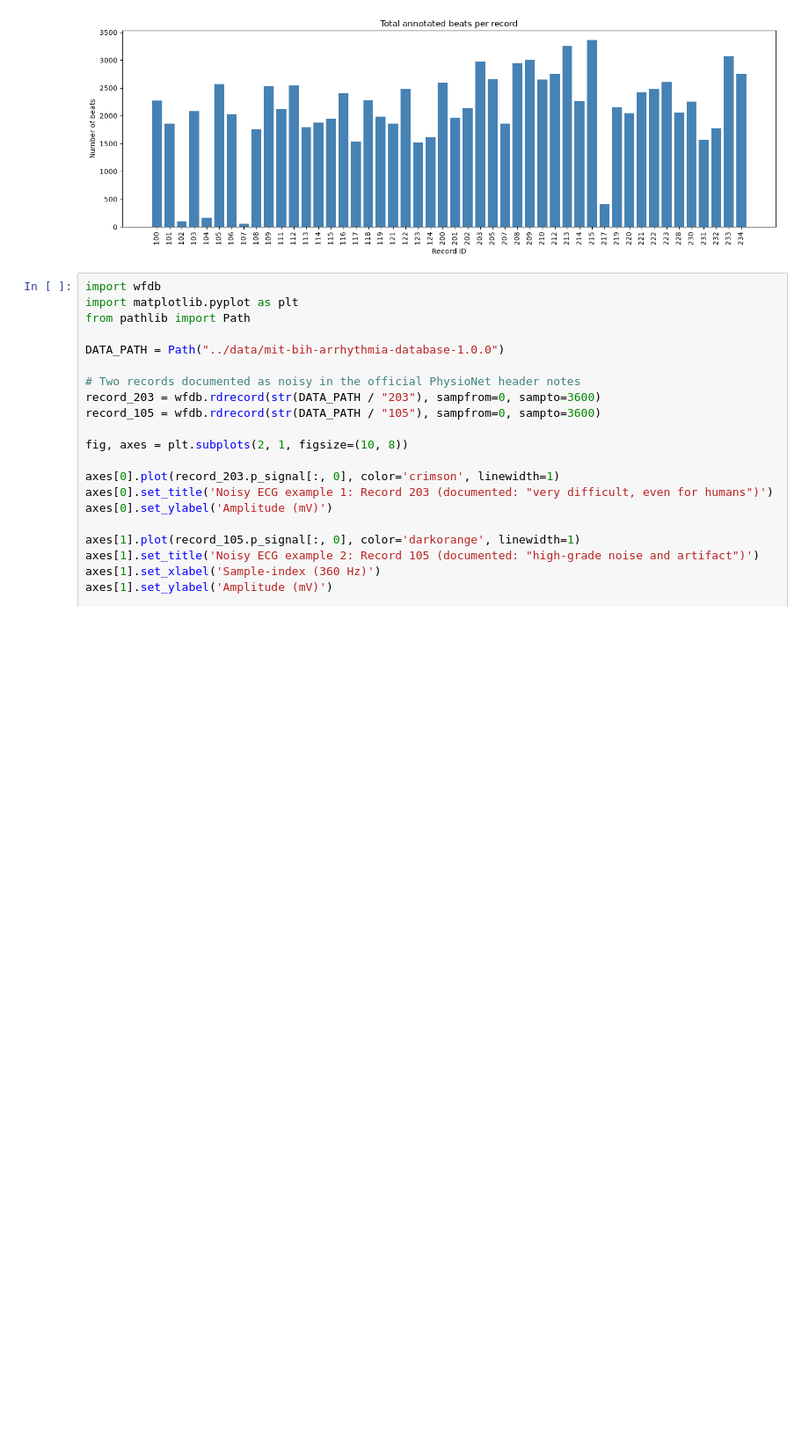
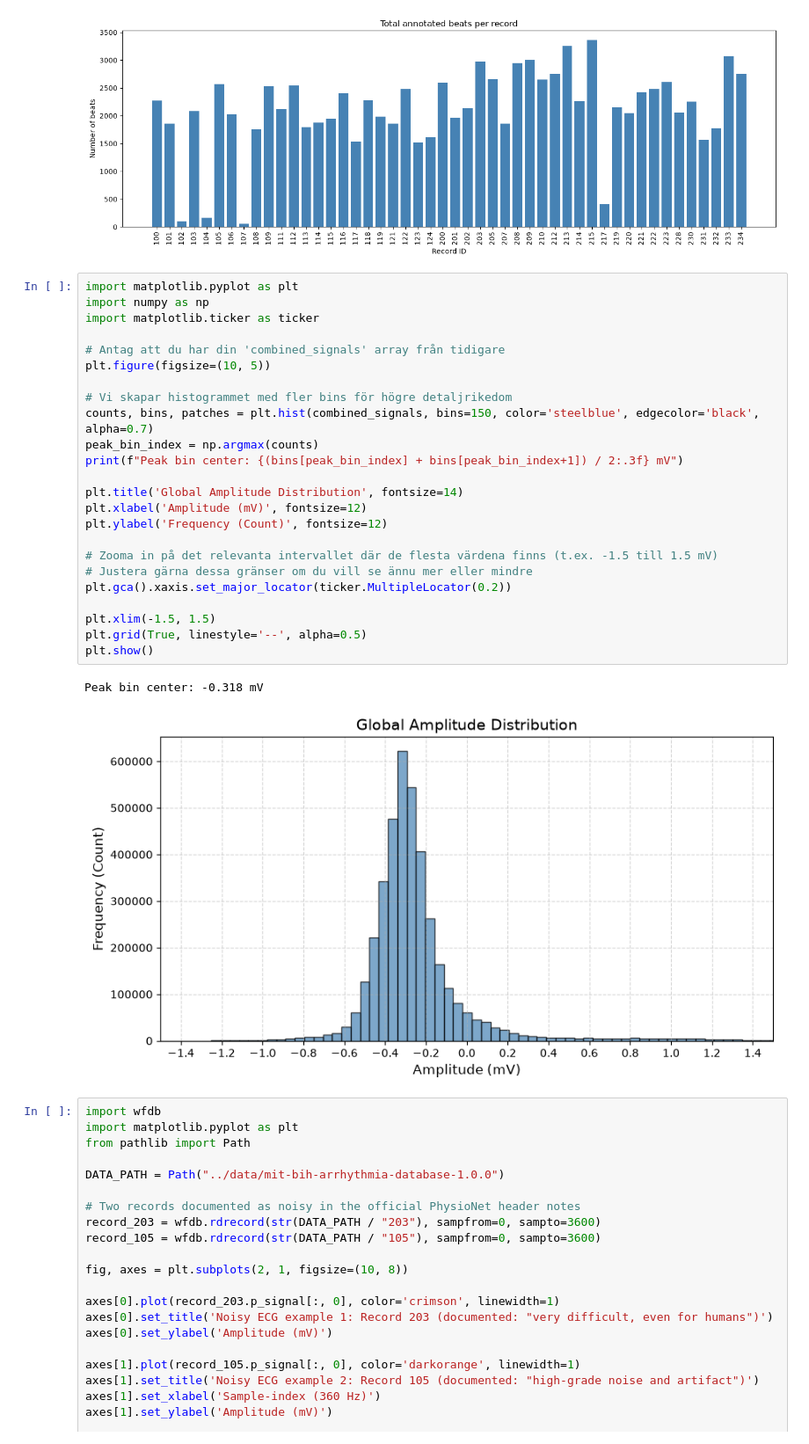
Before and after one commit to RasSved/Data-Mining-Project, a Jupyter notebook: notebooks/EDA.ipynb, the cells around one changed output. Shown at 88% size. Cells and saved outputs as stored; diff of their text form; blank space fills up the shorter version.

Commit message:
Created class amplitude distribution

```diff
--- a/notebooks/EDA.ipynb
+++ b/notebooks/EDA.ipynb
@@ -381,6 +381,33 @@ record    N    S   V   F  total
    233 2230    7 831  11   3079
    234 2700   50   3   0   2753
 [figure]
+# %%
+import matplotlib.pyplot as plt
+import numpy as np
+import matplotlib.ticker as ticker
+
+# Antag att du har din 'combined_signals' array från tidigare
+plt.figure(figsize=(10, 5))
+
+# Vi skapar histogrammet med fler bins för högre detaljrikedom
+counts, bins, patches = plt.hist(combined_signals, bins=150, color='steelblue', edgecolor='black', alpha=0.7)
+peak_bin_index = np.argmax(counts)
+print(f"Peak bin center: {(bins[peak_bin_index] + bins[peak_bin_index+1]) / 2:.3f} mV")
+
+plt.title('Global Amplitude Distribution', fontsize=14)
+plt.xlabel('Amplitude (mV)', fontsize=12)
+plt.ylabel('Frequency (Count)', fontsize=12)
+
+# Zooma in på det relevanta intervallet där de flesta värdena finns (t.ex. -1.5 till 1.5 mV)
+# Justera gärna dessa gränser om du vill se ännu mer eller mindre
+plt.gca().xaxis.set_major_locator(ticker.MultipleLocator(0.2))
+
+plt.xlim(-1.5, 1.5)
+plt.grid(True, linestyle='--', alpha=0.5)
+plt.show()
+# %% [output]
+Peak bin center: -0.318 mV
+[figure, added]
 # %%
 import wfdb
 import matplotlib.pyplot as plt
```
